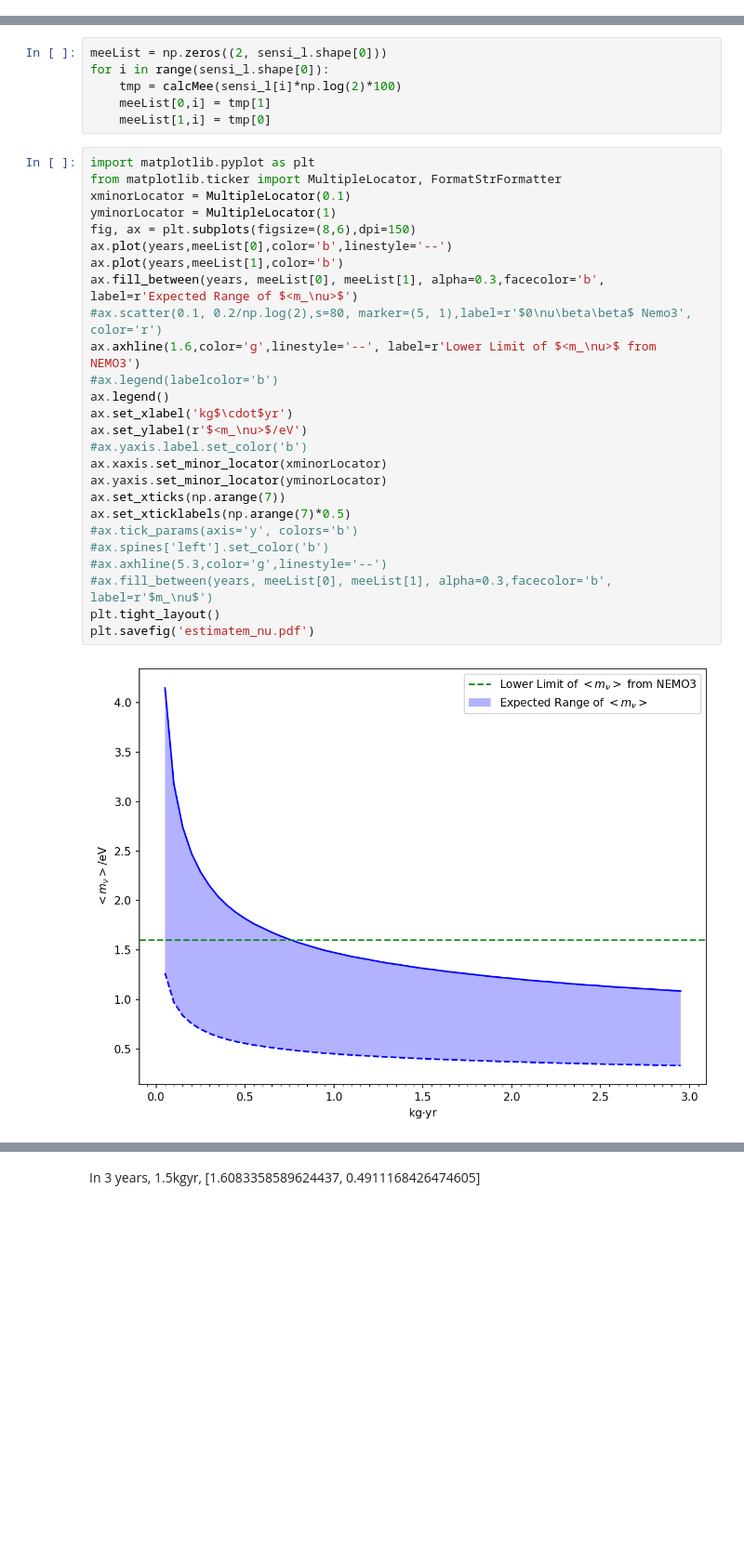
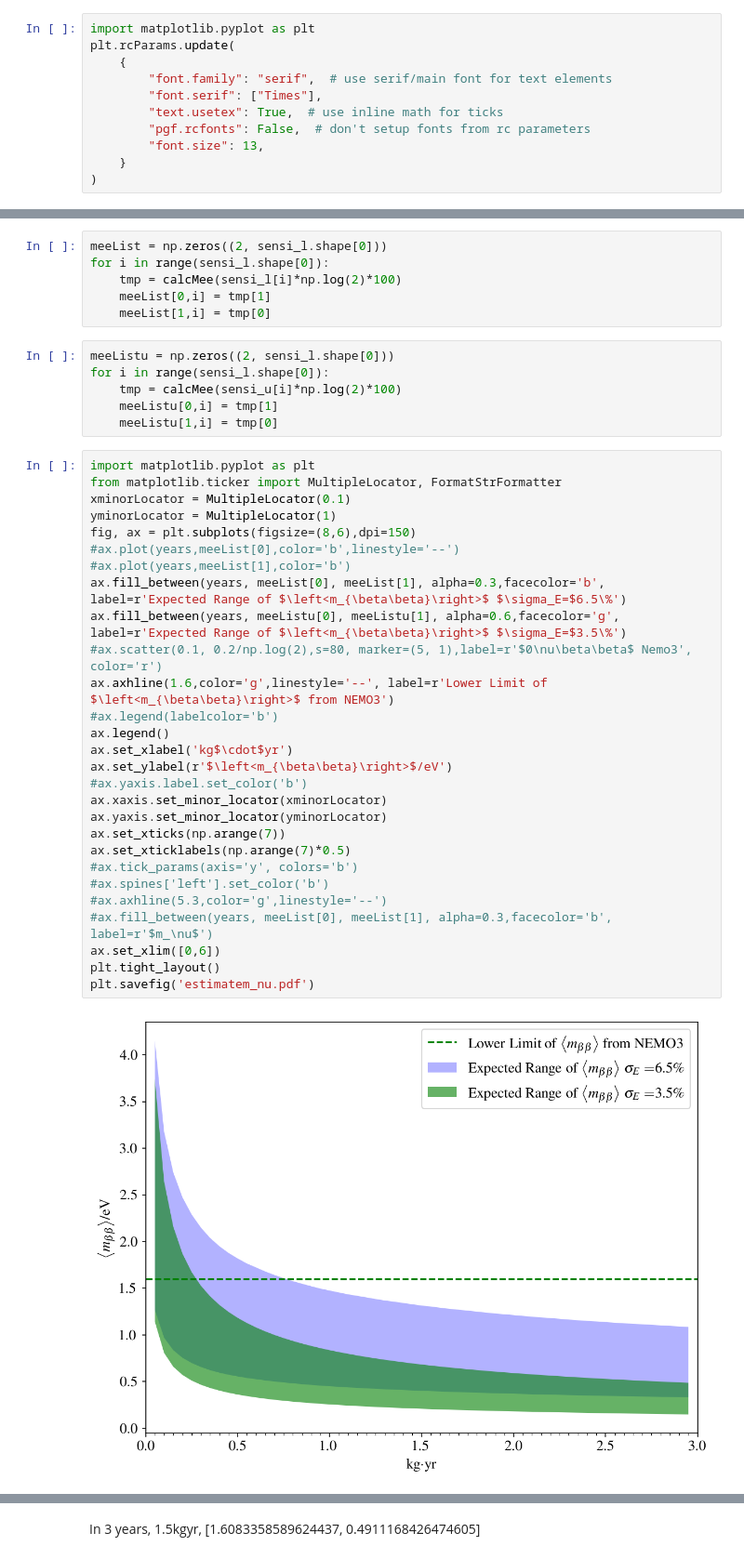
Before and after one commit to greatofdream/0nubetabeta, a Jupyter notebook: m_ee.ipynb, the cells around one changed output, grey strips where cells are left out. Shown at 93% size. Cells and saved outputs as stored; diff of their text form; blank space fills up the shorter version.

```diff
--- a/m_ee.ipynb
+++ b/m_ee.ipynb
@@ -20,6 +20,17 @@ print(a)
 (5.218295835038068, 1.5934439067705526)
 # %% [markdown]
 # Proposal for 0nubb Nd150
+# %%
+import matplotlib.pyplot as plt
+plt.rcParams.update(
+    {
+        "font.family": "serif",  # use serif/main font for text elements
+        "font.serif": ["Times"],
+        "text.usetex": True,  # use inline math for ticks
+        "pgf.rcfonts": False,  # don't setup fonts from rc parameters
+        "font.size": 13,
+    }
+)
 # %%
 sensi_u = np.load('0nu2b.npy')
 sensi_l = np.load('0nu2bBad.npy')
@@ -31,31 +42,39 @@ for i in range(sensi_l.shape[0]):
     tmp = calcMee(sensi_l[i]*np.log(2)*100)
     meeList[0,i] = tmp[1]
     meeList[1,i] = tmp[0]
+# %%
+meeListu = np.zeros((2, sensi_l.shape[0]))
+for i in range(sensi_l.shape[0]):
+    tmp = calcMee(sensi_u[i]*np.log(2)*100)
+    meeListu[0,i] = tmp[1]
+    meeListu[1,i] = tmp[0]
 # %%
 import matplotlib.pyplot as plt
 from matplotlib.ticker import MultipleLocator, FormatStrFormatter
 xminorLocator = MultipleLocator(0.1)
 yminorLocator = MultipleLocator(1)
 fig, ax = plt.subplots(figsize=(8,6),dpi=150)
-ax.plot(years,meeList[0],color='b',linestyle='--')
-ax.plot(years,meeList[1],color='b')
-ax.fill_between(years, meeList[0], meeList[1], alpha=0.3,facecolor='b', label=r'Expected Range of $<m_\nu>$')
+#ax.plot(years,meeList[0],color='b',linestyle='--')
+#ax.plot(years,meeList[1],color='b')
+ax.fill_between(years, meeList[0], meeList[1], alpha=0.3,facecolor='b', label=r'Expected Range of $\left<m_{\beta\beta}\right>$ $\sigma_E=$6.5\%')
+ax.fill_between(years, meeListu[0], meeListu[1], alpha=0.6,facecolor='g', label=r'Expected Range of $\left<m_{\beta\beta}\right>$ $\sigma_E=$3.5\%')
 #ax.scatter(0.1, 0.2/np.log(2),s=80, marker=(5, 1),label=r'$0\nu\beta\beta$ Nemo3', color='r')
-ax.axhline(1.6,color='g',linestyle='--', label=r'Lower Limit of $<m_\nu>$ from NEMO3')
+ax.axhline(1.6,color='g',linestyle='--', label=r'Lower Limit of $\left<m_{\beta\beta}\right>$ from NEMO3')
 #ax.legend(labelcolor='b')
 ax.legend()
 ax.set_xlabel('kg$\cdot$yr')
-ax.set_ylabel(r'$<m_\nu>$/eV')
+ax.set_ylabel(r'$\left<m_{\beta\beta}\right>$/eV')
 #ax.yaxis.label.set_color('b')
 ax.xaxis.set_minor_locator(xminorLocator)
 ax.yaxis.set_minor_locator(yminorLocator)
 ax.set_xticks(np.arange(7))
 ax.set_xticklabels(np.arange(7)*0.5)
 #ax.tick_params(axis='y', colors='b')
 #ax.spines['left'].set_color('b')
 #ax.axhline(5.3,color='g',linestyle='--')
 #ax.fill_between(years, meeList[0], meeList[1], alpha=0.3,facecolor='b', label=r'$m_\nu$')
+ax.set_xlim([0,6])
 plt.tight_layout()
 plt.savefig('estimatem_nu.pdf')
 # %% [output]
-[figure, old version]
+[figure, new version]
```
Also changed, not shown: parts of 6 cells of this notebook.
